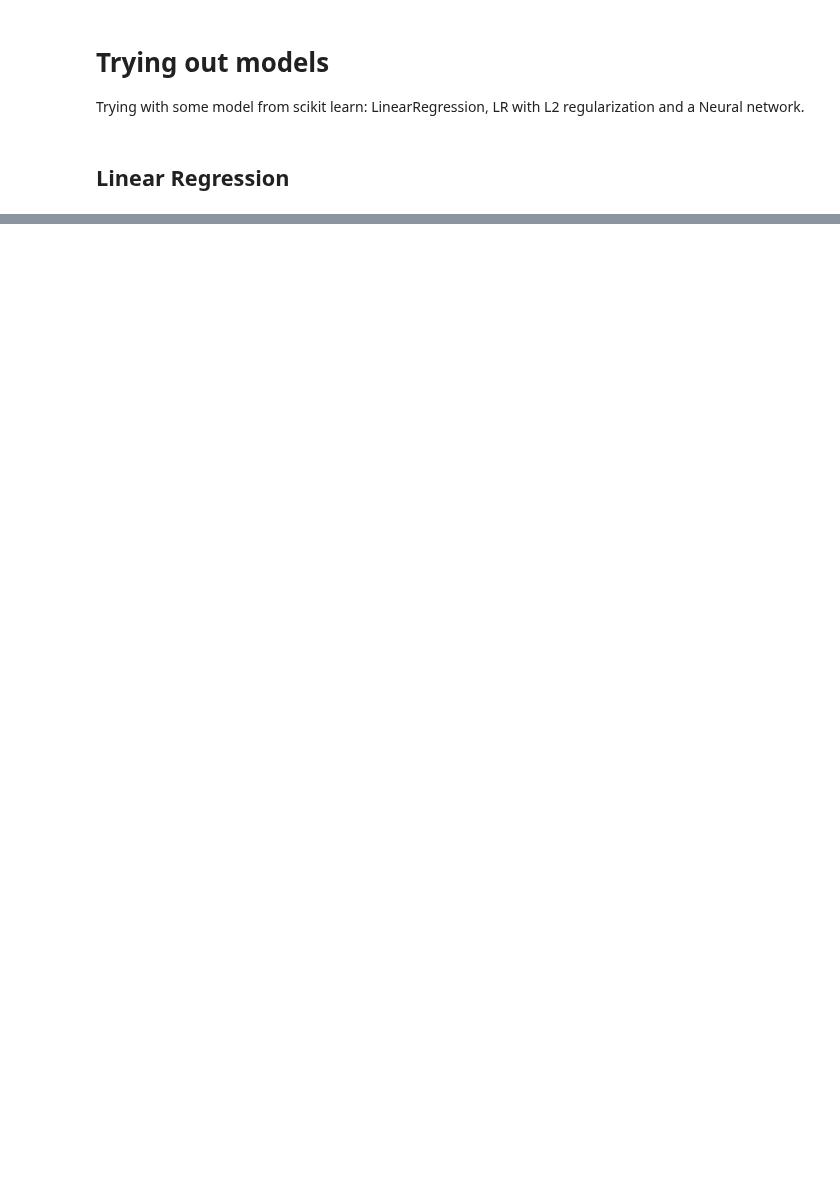
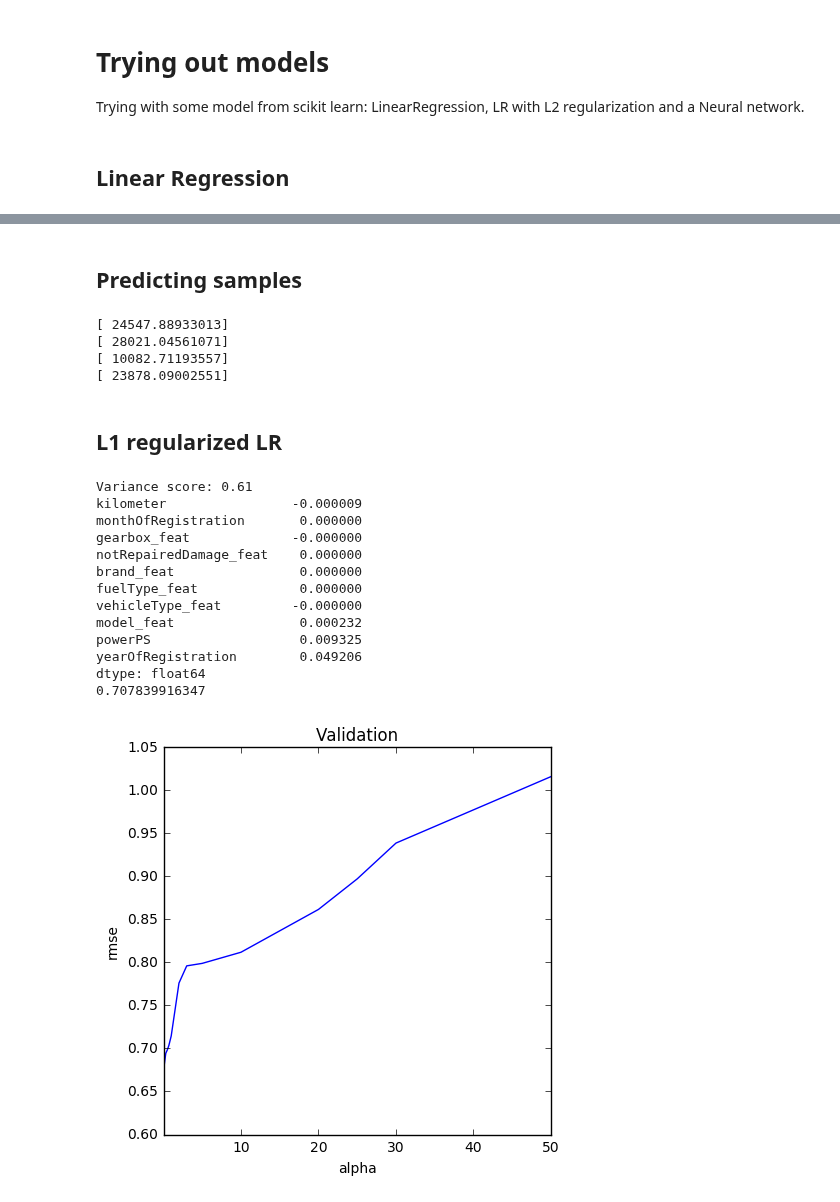
Before and after one commit to ddmng/jupyter-test, a Jupyter notebook: Autos-Copy1.ipynb, the cells around one changed output, grey strips where cells are left out. Drawn from its saved outputs; the diff is of its cells as text; code cells hidden in the pictures; blank space fills up the shorter version.

```diff
--- a/Autos-Copy1.ipynb
+++ b/Autos-Copy1.ipynb
@@ -216,0 +229,72 @@ Variance score: 0.68
+# %% [markdown]
+## Predicting samples
+# %%
+
+def calc_values(model, year, brand, car_model, vehicle, gearbox, fuel, powerPS, km, not_repaired_damage):
+    sample = [year
+          , powerPS
+          , km
+          , 1 # month
+          , les['gearbox'].transform([gearbox])
+          , les['notRepairedDamage'].transform([not_repaired_damage])
+          , les['model'].transform([car_model])
+          , les['brand'].transform([brand])
+          , les['fuelType'].transform([fuel])
+          , les['vehicleType'].transform([vehicle])]
+    s_predict = np.expm1(model.predict([sample]))
+    return s_predict
+
+# [nan 'coupe' 'suv' 'kleinwagen' 'limousine' 'cabrio' 'bus' 'kombi' 'andere']
+vw1 = calc_values(linear, 2016, 'volkswagen', 'touran', 'bus', 'manuell', 'diesel', 105, 10000, 'nein')
+bmw  = calc_values(linear, 2016, 'bmw', '3er', 'limousine', 'manuell', 'diesel', 150, 10000, 'nein')
+fiat  = calc_values(linear, 2016, 'fiat', 'punto', 'kleinwagen', 'manuell', 'benzin', 60, 10000, 'nein')
+vw2 = calc_values(linear, 2016, 'volkswagen', 'tiguan', 'suv', 'manuell', 'diesel', 130, 10000, 'nein')
+
+print(vw1)
+print(bmw)
+print(fiat)
+print(vw2)
+# %% [output]
+[ 24547.88933013]
+[ 28021.04561071]
+[ 10082.71193557]
+[ 23878.09002551]
+# %% [markdown]
+## L1 regularized LR
+# %%
+
+alphas = [0.005,0.05, 0.1, 0.3, 0.5, 0.7, 1, 2, 3, 5, 10, 20, 25, 30, 50]
+cv_lasso = [cv_rmse(Lasso(alpha = alpha), X_train, y_train).mean() for alpha in alphas]
+
+cv_lasso = pd.Series(cv_lasso, index = alphas)
+cv_lasso.plot(title = "Validation", figsize=(5,5))
+plt.xlabel("alpha")
+plt.ylabel("rmse")
+
+model_lasso = Lasso(alpha = cv_lasso.min()).fit(X_train, y_train)
+
+# Explained variance score: 1 is perfect prediction
+print('Variance score: %.2f' % model_lasso.score(X_test, y_test))
+
+coef = pd.Series(model_lasso.coef_, index = df_autos.iloc[:,1:].columns)
+
+imp_coef = pd.concat([coef.sort_values()])
+
+print(imp_coef)
+
+print(np.sqrt(np.mean((y_test - model_lasso.predict(X_test))**2)))
+# %% [output]
+Variance score: 0.61
+kilometer                -0.000009
+monthOfRegistration       0.000000
+gearbox_feat             -0.000000
+notRepairedDamage_feat    0.000000
+brand_feat                0.000000
+fuelType_feat             0.000000
+vehicleType_feat         -0.000000
+model_feat                0.000232
+powerPS                   0.009325
+yearOfRegistration        0.049206
+dtype: float64
+0.707839916347
+[figure, added]
```
Also changed, not shown: parts of 22 cells of this notebook.
